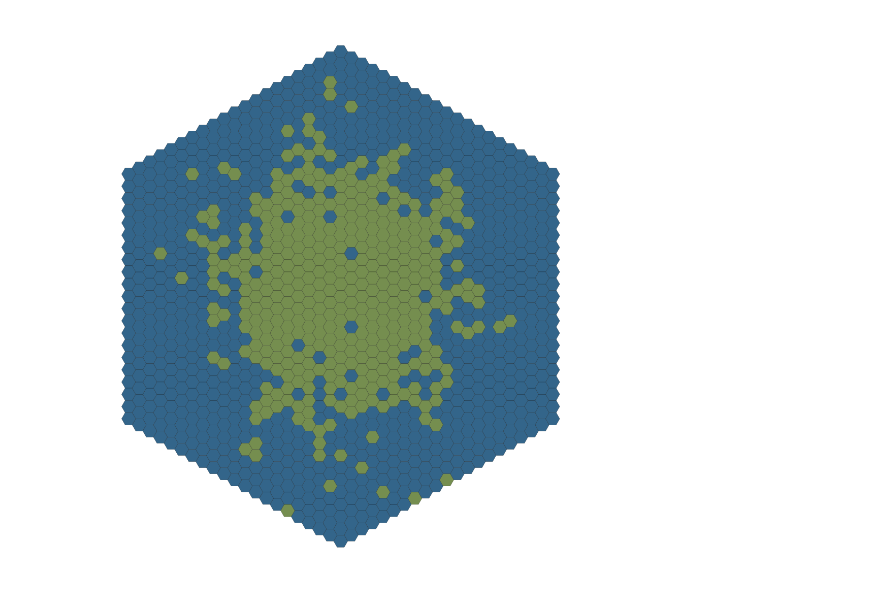
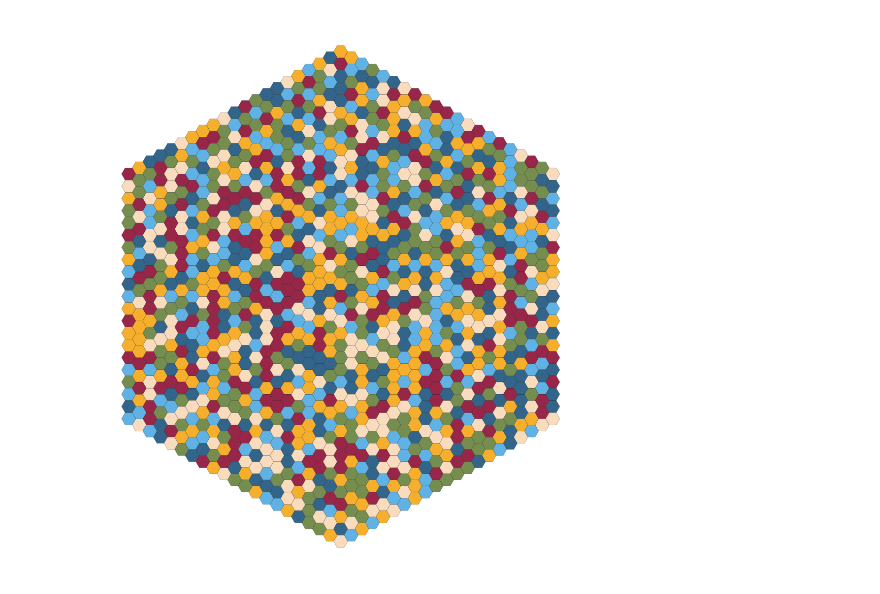
Before and after one commit to SoyBison/computational_rupahistory, a Jupyter notebook: breadboard.ipynb, the cells around one changed output. Cells and saved outputs as stored; diff of their text form; code cells hidden in the pictures.

```diff
--- a/breadboard.ipynb
+++ b/breadboard.ipynb
@@ -17,7 +18,7 @@ def draw_map(coords, colors):
     ax.set_aspect('equal')
     patch_list = []
     for x, y, c in zip(xcoord, ycoord, colors):
-        hexes = patch.RegularPolygon((x, y), numVertices=6, radius=(2/3), orientation=np.radians(30), facecolor=c, edgecolor='k', linewidth=.25)
+        hexes = RegularPolygon((x, y), numVertices=6, radius=(2/3), orientation=np.radians(30), facecolor=c, edgecolor='k', linewidth=.25)
         patch_list.append(hexes)
 
     hexes = PatchCollection(patch_list, match_original=True)
@@ -75,12 +101,12 @@ def water_and_land(coords, sea_level=.25, alpha=.5, steepness=2, stickiness=2):
 # %%
 red = '#982649'
 blue = '#60B2E5'
 yellow = '#F6AE2D'
 green = '#758E4F'
 ocean = '#33658A'
 unclaimed = '#F9DBBD'
 coord_mask = make_coords(20)
-colors = water_and_land(coord_mask, sea_level=.49, alpha=.95, steepness=1, stickiness=2.3)
+colors = random_colors(coord_mask)
 draw_map(coord_mask, colors)
 # %% [output]
-[figure, old version]
+[figure, new version]
```
Also changed, not shown: parts of 4 cells of this notebook.
